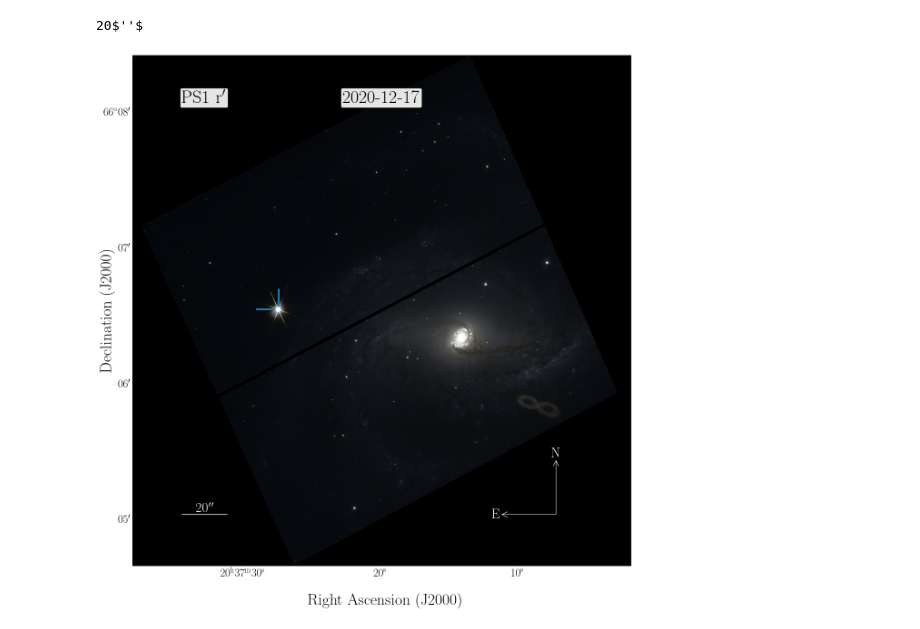
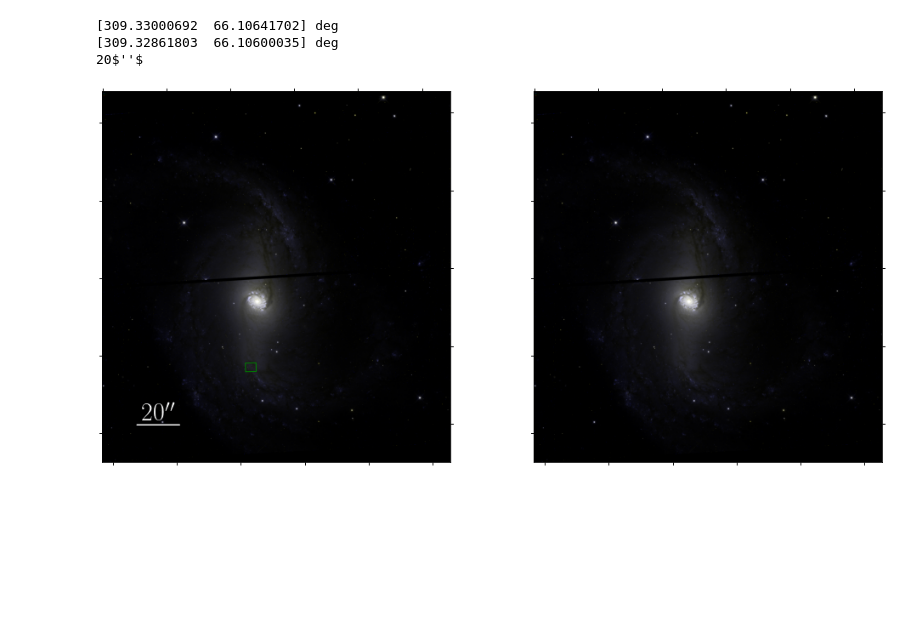
Before and after one commit to kirstytaggart/Lamat-progenitor-project, a Jupyter notebook: annotate_rgb_kirsty.ipynb, the cells around one changed output. Drawn from its saved outputs; the diff is of its cells as text; code cells hidden in the pictures; blank space fills up the shorter version.

```diff
--- a/annotate_rgb_kirsty.ipynb
+++ b/annotate_rgb_kirsty.ipynb
@@ -40,9 +40,9 @@ mpl.rcParams.update(pgf_with_latex)
 
 #mpl.rcParams.keys()
 # %%
-path='/Users/kirstytaggart/trilogy/2021sjt/'
-img='2021sjt_RGB.fits'
-wcs_img='hst_16691_27_wfc3_uvis_f555w_ierg27_drc.fits'
+path='/Users/Dominic/Lamat/SN2021sjt/sjt_trilogy_progenitor/'
+img='2021sjt_progenitor_RGB.fits'
+wcs_img='ieb338010_drc.fits'
 img_hst = get_pkg_data_filename(path+img)
 img_wcs = get_pkg_data_filename(path+wcs_img)
 fits.info(img_hst), fits.info(img_wcs)
@@ -180,56 +180,71 @@ def crosshair(self, ra, dec, size, color,linewidth):
         return self.add_patch(ch1),self.add_patch(ch2)
 # %%
 fig = plt.figure(figsize=(25,12),facecolor='white')
-gs = GridSpec(1, 1, figure=fig)
-ax1 = fig.add_subplot(gs[0, 0],projection=wcs)
+gs = GridSpec(2, 2, figure=fig)
+ax1 = fig.add_subplot(gs[0],projection=wcs)
+ax2 = fig.add_subplot(gs[1],projection=wcs)
 
 norm = ImageNormalize(stretch=SqrtStretch())
 
 ax1.imshow(stack)
+ax2.imshow(stack)
 
-sn_pos=(309.3645044,66.1090157)*u.deg
-
-r = SphericalCircle(sn_pos, 20* u.arcsec,lw=5,
+#change position of quadrectangle
+width = -1.5*u.arcsec
+height = -5*u.arcsec
+#declaring position
+sn_pos=(309.33000691667,66.106417016667)*u.deg
+sn_pos_qrect = (sn_pos[0] + height, sn_pos[1] + width) * u.deg
+#add circles
+r = SphericalCircle((sn_pos), 2* u.arcsec,lw=1,
                      edgecolor='yellow', facecolor='none',
                      transform=ax1.get_transform('fk5'))
 #ax1.add_patch(r)
 
 # add crosshair
 ch_lenth,ch_width,ch_gap=200,20,40
 x, y = wcs.world_to_pixel(SkyCoord(sn_pos[0],sn_pos[1], frame='fk5'))
-ax1.add_patch(Rectangle((x-ch_gap, y), -ch_lenth, ch_width))
-ax1.add_patch(Rectangle((x, y+ch_gap), ch_width, ch_lenth))
+#ax1.add_patch(Rectangle((x-ch_gap, y), -ch_lenth, ch_width))
+#ax1.add_patch(Rectangle((x, y+ch_gap), ch_width, ch_lenth))
 
-compass(ax1,0.85,0.1,0.12,'white',30)
+#compass(ax1,0.85,0.1,0.12,'white',30)
+#add scalebar
 scalebar(ax1,(0.1, 0.1),20 * u.arcsec,'white').label('white',30)
+
+#add quadrangle
+q = Quadrangle((sn_pos_qrect), 10 * u.arcsec, 5 * u.arcsec, edgecolor='green', facecolor='none', transform=ax1.get_transform('fk5'))
+
+#ax1.add_patch(r)
+ax1.add_patch(q)
 
 norm = ImageNormalize(stretch=SqrtStretch())
 
-ax1.set_xticklabels([])
-ax1.set_ylabel('',fontsize=0)
-ax1.set_xlabel('',fontsize=0)
-ax1.tick_params(axis='both',labelsize=25)
-ax1.tick_params(direction="in")
+#ax1.set_xticklabels([])
+#ax1.set_ylabel('',fontsize=0)
+#ax1.set_xlabel('',fontsize=0)
+#ax1.tick_params(axis='both',labelsize=25)
+#ax1.tick_params(direction="in")
 
 plt.subplots_adjust(wspace=0.24)
 plt.subplots_adjust(hspace=-0.1)
 plt.subplots_adjust(left=0.04)
-plt.subplots_adjust(right=0.85)
+plt.subplots_adjust(right=0.55)
 plt.subplots_adjust(top=1.0)
 plt.subplots_adjust(bottom=-0.3)
 
-ax1.text(0.5, 0.9, r'2020-12-17',transform=ax1.transAxes,verticalalignment='bottom',\
-         horizontalalignment='center',color='black', fontsize=40,fontname='font.serif  : cm',\
-         bbox=dict(facecolor='white', edgecolor='black', boxstyle='round,pad=0.1',alpha=0.9))
-ax1.text(0.1, 0.9, r'PS1 r$^\prime$',transform=ax1.transAxes,verticalalignment='bottom',\
-         horizontalalignment='left',color='black', fontsize=40,fontname='font.serif  : cm',\
-         bbox=dict(facecolor='white', edgecolor='black', boxstyle='round,pad=0.1',alpha=0.9))
+#ax1.text(0.5, 0.9, r'2020-12-17',transform=ax1.transAxes,verticalalignment='bottom',\
+         #horizontalalignment='center',color='black', fontsize=40,fontname='font.serif  : cm',\
+         #bbox=dict(facecolor='white', edgecolor='black', boxstyle='round,pad=0.1',alpha=0.9))
+#ax1.text(0.1, 0.9, r'PS1 r$^\prime$',transform=ax1.transAxes,verticalalignment='bottom',\
+         #horizontalalignment='left',color='black', fontsize=40,fontname='font.serif  : cm',\
+         #bbox=dict(facecolor='white', edgecolor='black', boxstyle='round,pad=0.1',alpha=0.9))
 
-fig.text(0.45, -0.4, 'Right Ascension (J2000)', ha='center',fontsize=35)
-fig.text(0.1, 0.35, 'Declination (J2000)', va='center', rotation='vertical',fontsize=35)
-
+#fig.text(0.45, -0.4, 'Right Ascension (J2000)', ha='center',fontsize=35)
+#fig.text(0.1, 0.35, 'Declination (J2000)', va='center', rotation='vertical',fontsize=35)
 
 plt.savefig('2021sjt_rgb.png',dpi=300,bbox_inches='tight',transparent=False)
 # %% [output]
+[309.33000692  66.10641702] deg
+[309.32861803  66.10600035] deg
 20$''$
-[figure, old version]
+[figure, new version]
```
Also changed, not shown: parts of 1 cell of this notebook.
